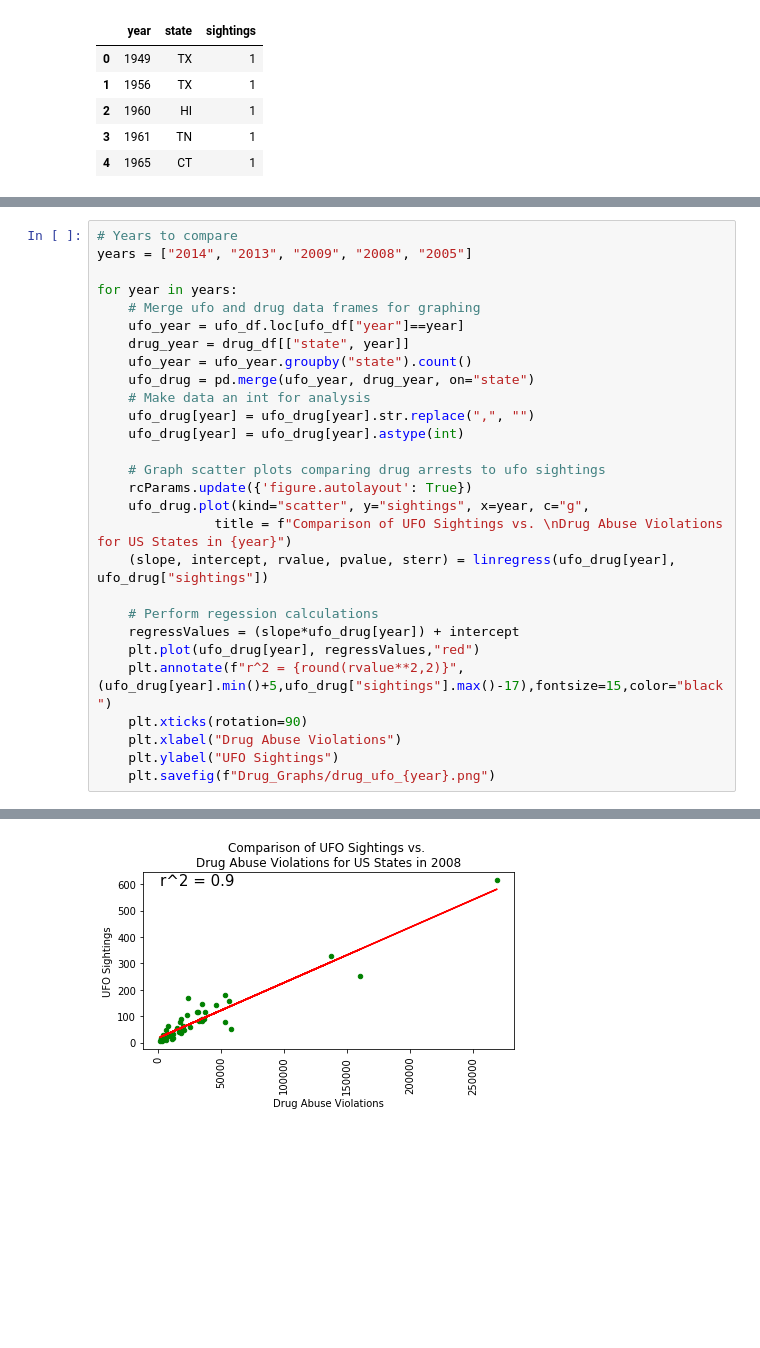
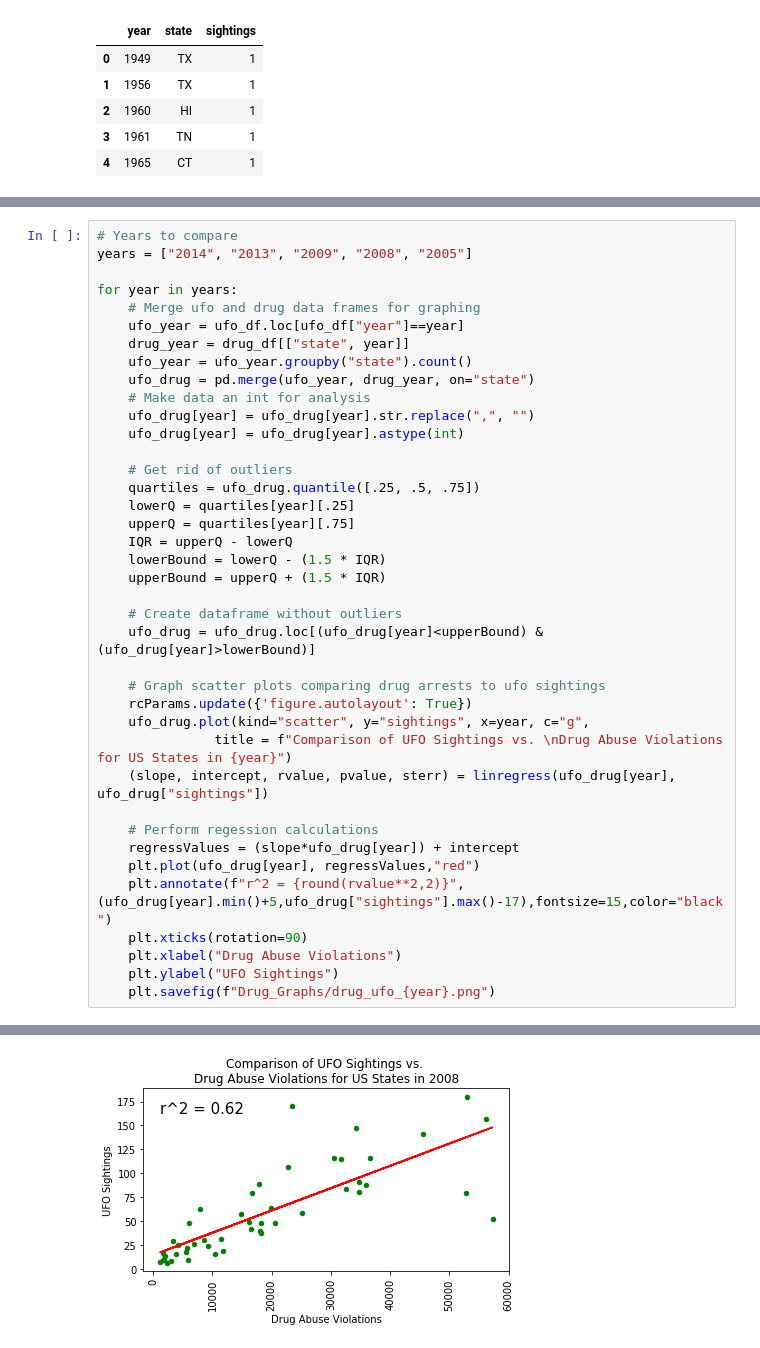
Before and after one commit to aburstyn9068/Mighty_Ducks_Project, a Jupyter notebook: ufo_drug.ipynb, the cells around one changed output, grey strips where cells are left out. Saved outputs shown, nothing was run; the diff lists cells and outputs as text; blank space fills up the shorter version.

```diff
--- a/ufo_drug.ipynb
+++ b/ufo_drug.ipynb
@@ -72,6 +72,17 @@ for year in years:
     # Make data an int for analysis
     ufo_drug[year] = ufo_drug[year].str.replace(",", "")
     ufo_drug[year] = ufo_drug[year].astype(int)
+
+    # Get rid of outliers
+    quartiles = ufo_drug.quantile([.25, .5, .75])
+    lowerQ = quartiles[year][.25]
+    upperQ = quartiles[year][.75]
+    IQR = upperQ - lowerQ
+    lowerBound = lowerQ - (1.5 * IQR)
+    upperBound = upperQ + (1.5 * IQR)
+
+    # Create dataframe without outliers
+    ufo_drug = ufo_drug.loc[(ufo_drug[year]<upperBound) & (ufo_drug[year]>lowerBound)]
 
     # Graph scatter plots comparing drug arrests to ufo sightings
     rcParams.update({'figure.autolayout': True})
@@ -94 +105 @@ for year in years:
-[figure, old version]
+[figure, new version]
```
Also changed, not shown: parts of 1 cell of this notebook, 31 other files.
